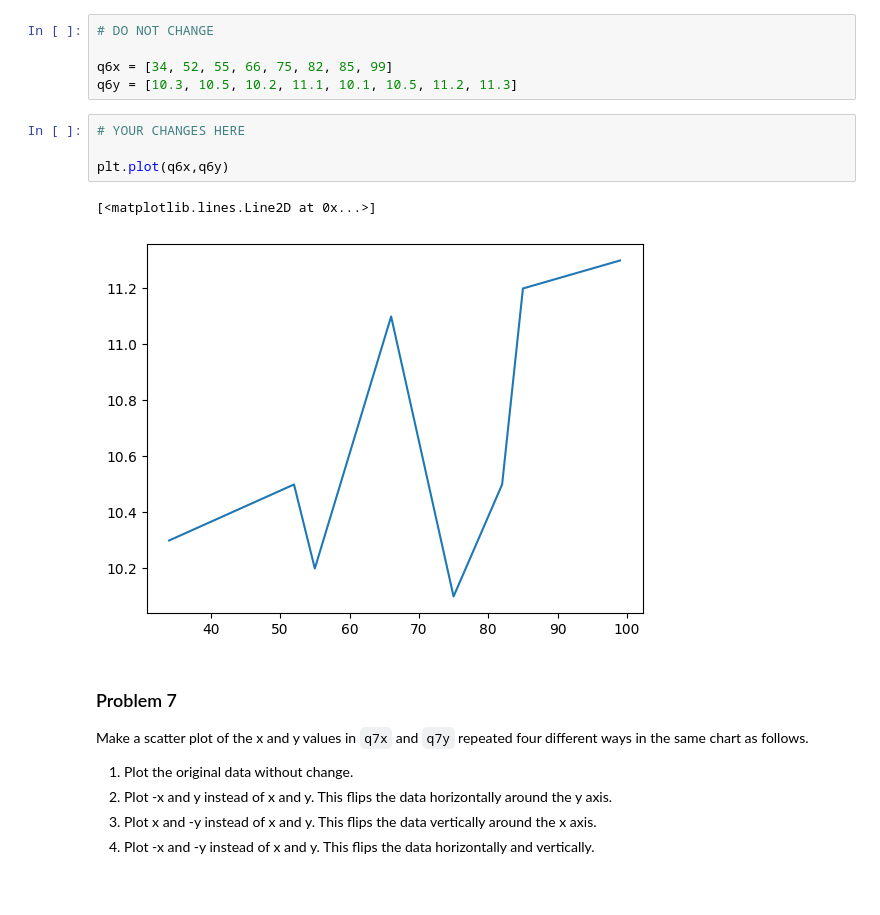
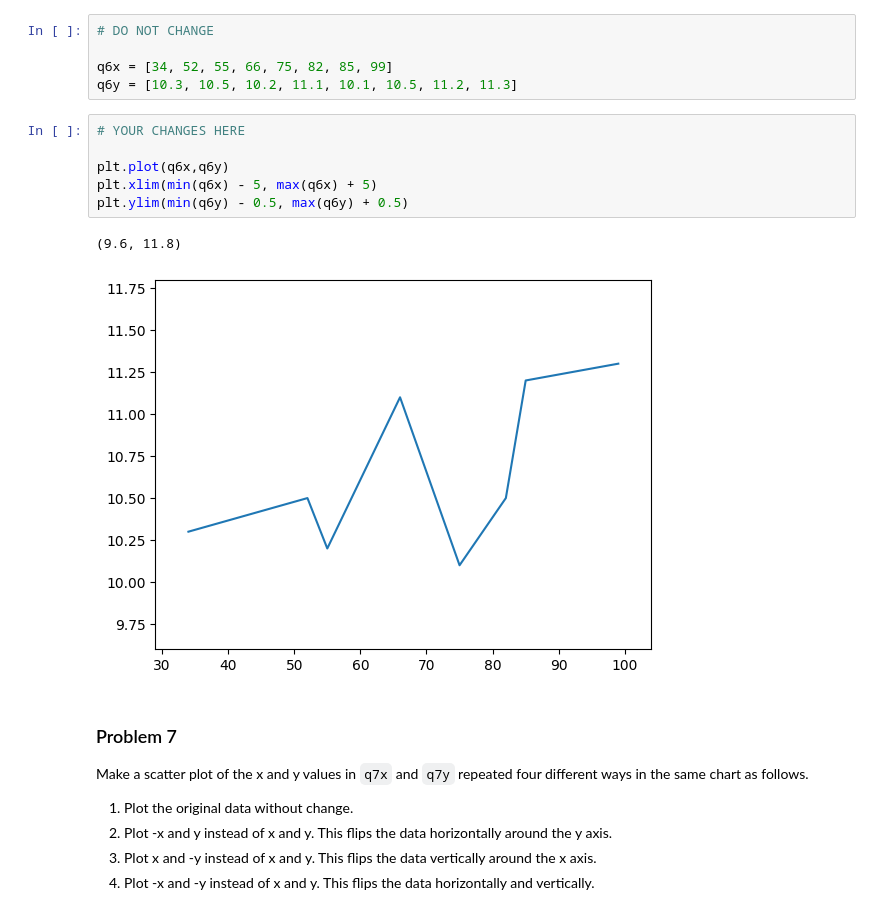
Before and after one commit to TcheungBU/dx602-homework-05, a Jupyter notebook: homework.ipynb, the cells around one changed output. Cells and saved outputs as stored; diff of their text form.

```diff
--- a/homework.ipynb
+++ b/homework.ipynb
@@ -168,10 +168,12 @@ q6y = [10.3, 10.5, 10.2, 11.1, 10.1, 10.5, 11.2, 11.3]
 # %%
 # YOUR CHANGES HERE
 
 plt.plot(q6x,q6y)
+plt.xlim(min(q6x) - 5, max(q6x) + 5)
+plt.ylim(min(q6y) - 0.5, max(q6y) + 0.5)
 # %% [output]
-[<matplotlib.lines.Line2D at 0x...>]
+(9.6, 11.8)
-[figure, old version]
+[figure, new version]
 # %% [markdown]
 ### Problem 7
 
```
